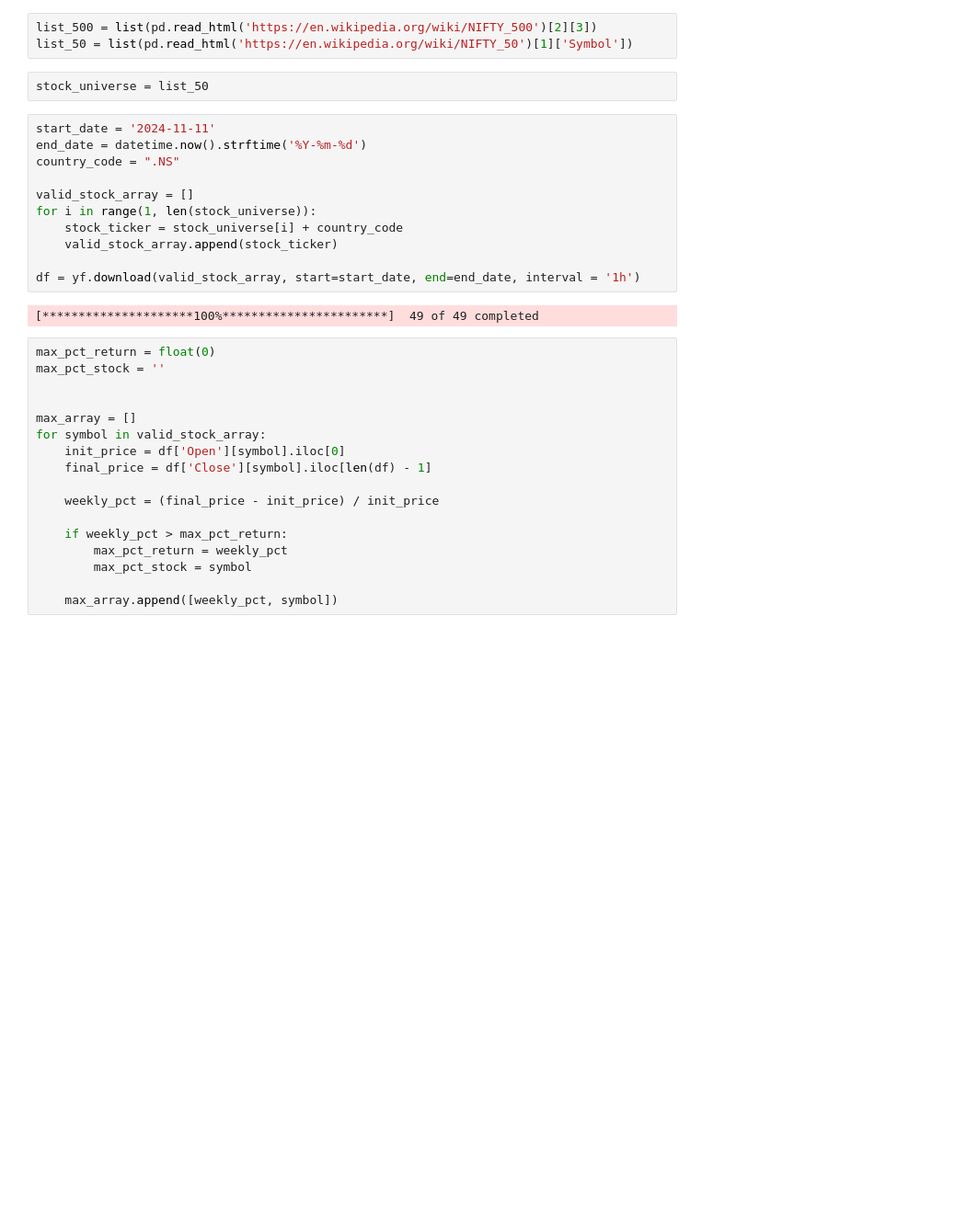
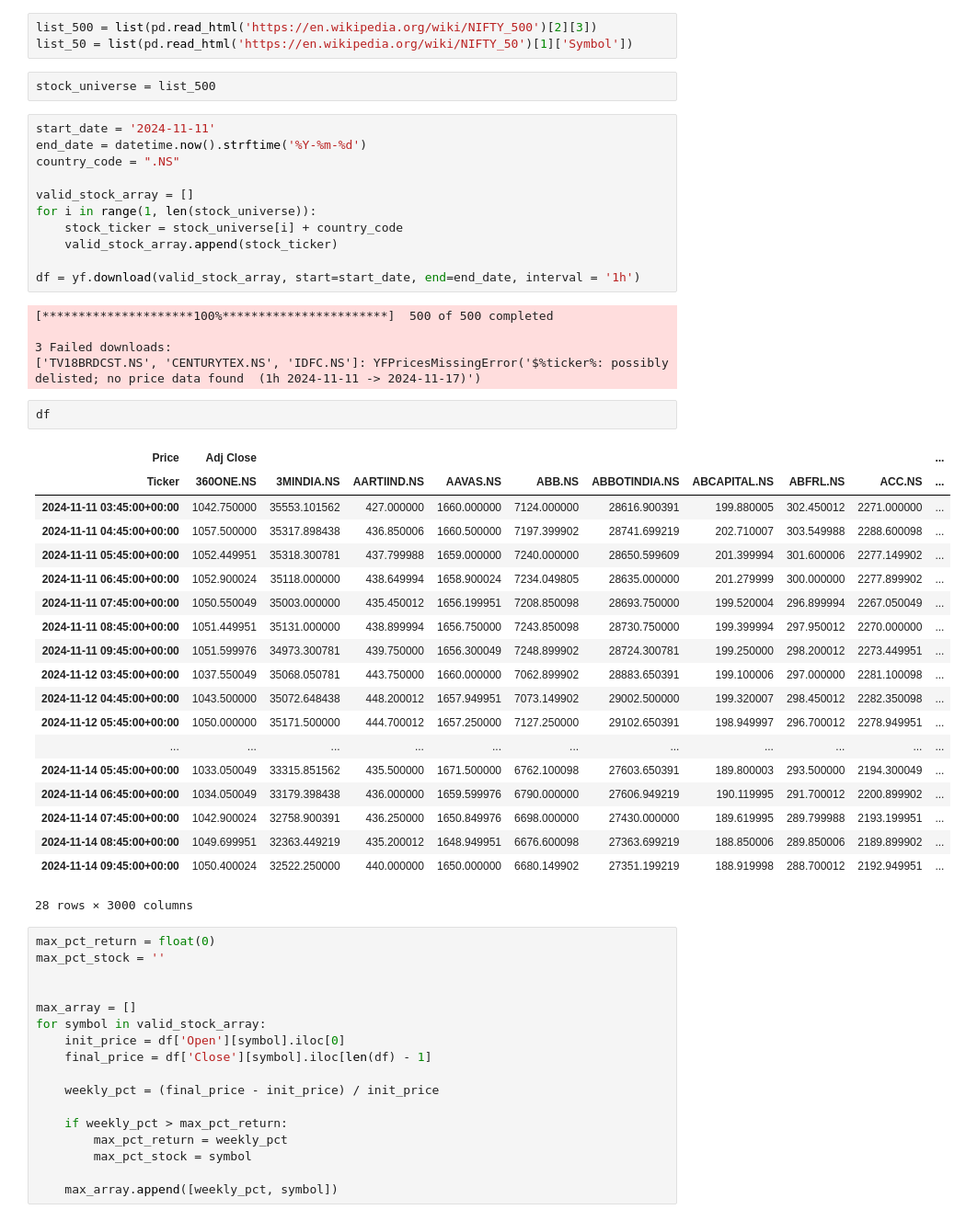
Before and after one commit to arinzingade/Quant-Projects, a Jupyter notebook: kca_strategies/max_stock.ipynb, the cells around one changed output. Shown: that part at 92% size. Saved outputs shown, nothing was run; the diff lists cells and outputs as text; blank space fills up the shorter version.

```diff
--- a/kca_strategies/max_stock.ipynb
+++ b/kca_strategies/max_stock.ipynb
@@ -13,7 +13,7 @@ warnings.filterwarnings("ignore")
 list_500 = list(pd.read_html('https://en.wikipedia.org/wiki/NIFTY_500')[2][3])
 list_50 = list(pd.read_html('https://en.wikipedia.org/wiki/NIFTY_50')[1]['Symbol'])
 # %%
-stock_universe = list_50
+stock_universe = list_500
 # %%
 start_date = '2024-11-11'
 end_date = datetime.now().strftime('%Y-%m-%d')
@@ -26,7 +26,32 @@ for i in range(1, len(stock_universe)):
 
 df = yf.download(valid_stock_array, start=start_date, end=end_date, interval = '1h')
 # %% [output]
-[*********************100%***********************]  49 of 49 completed
+[*********************100%***********************]  500 of 500 completed
+
+3 Failed downloads:
+['TV18BRDCST.NS', 'CENTURYTEX.NS', 'IDFC.NS']: YFPricesMissingError('$%ticker%: possibly delisted; no price data found  (1h 2024-11-11 -> 2024-11-17)')
+# %%
+df
+# %% [output]
+| Price | Adj Close |  |  |  |  |  |  |  |  | ... |
+| Ticker | 360ONE.NS | 3MINDIA.NS | AARTIIND.NS | AAVAS.NS | ABB.NS | ABBOTINDIA.NS | ABCAPITAL.NS | ABFRL.NS | ACC.NS | ... |
+| 2024-11-11 03:45:00+00:00 | 1042.750000 | 35553.101562 | 427.000000 | 1660.000000 | 7124.000000 | 28616.900391 | 199.880005 | 302.450012 | 2271.000000 | ... |
+| 2024-11-11 04:45:00+00:00 | 1057.500000 | 35317.898438 | 436.850006 | 1660.500000 | 7197.399902 | 28741.699219 | 202.710007 | 303.549988 | 2288.600098 | ... |
+| 2024-11-11 05:45:00+00:00 | 1052.449951 | 35318.300781 | 437.799988 | 1659.000000 | 7240.000000 | 28650.599609 | 201.399994 | 301.600006 | 2277.149902 | ... |
+| 2024-11-11 06:45:00+00:00 | 1052.900024 | 35118.000000 | 438.649994 | 1658.900024 | 7234.049805 | 28635.000000 | 201.279999 | 300.000000 | 2277.899902 | ... |
+| 2024-11-11 07:45:00+00:00 | 1050.550049 | 35003.000000 | 435.450012 | 1656.199951 | 7208.850098 | 28693.750000 | 199.520004 | 296.899994 | 2267.050049 | ... |
+| 2024-11-11 08:45:00+00:00 | 1051.449951 | 35131.000000 | 438.899994 | 1656.750000 | 7243.850098 | 28730.750000 | 199.399994 | 297.950012 | 2270.000000 | ... |
+| 2024-11-11 09:45:00+00:00 | 1051.599976 | 34973.300781 | 439.750000 | 1656.300049 | 7248.899902 | 28724.300781 | 199.250000 | 298.200012 | 2273.449951 | ... |
+| 2024-11-12 03:45:00+00:00 | 1037.550049 | 35068.050781 | 443.750000 | 1660.000000 | 7062.899902 | 28883.650391 | 199.100006 | 297.000000 | 2281.100098 | ... |
+| 2024-11-12 04:45:00+00:00 | 1043.500000 | 35072.648438 | 448.200012 | 1657.949951 | 7073.149902 | 29002.500000 | 199.320007 | 298.450012 | 2282.350098 | ... |
+| 2024-11-12 05:45:00+00:00 | 1050.000000 | 35171.500000 | 444.700012 | 1657.250000 | 7127.250000 | 29102.650391 | 198.949997 | 296.700012 | 2278.949951 | ... |
+| ... | ... | ... | ... | ... | ... | ... | ... | ... | ... | ... |
+| 2024-11-14 05:45:00+00:00 | 1033.050049 | 33315.851562 | 435.500000 | 1671.500000 | 6762.100098 | 27603.650391 | 189.800003 | 293.500000 | 2194.300049 | ... |
+| 2024-11-14 06:45:00+00:00 | 1034.050049 | 33179.398438 | 436.000000 | 1659.599976 | 6790.000000 | 27606.949219 | 190.119995 | 291.700012 | 2200.899902 | ... |
+| 2024-11-14 07:45:00+00:00 | 1042.900024 | 32758.900391 | 436.250000 | 1650.849976 | 6698.000000 | 27430.000000 | 189.619995 | 289.799988 | 2193.199951 | ... |
+| 2024-11-14 08:45:00+00:00 | 1049.699951 | 32363.449219 | 435.200012 | 1648.949951 | 6676.600098 | 27363.699219 | 188.850006 | 289.850006 | 2189.899902 | ... |
+| 2024-11-14 09:45:00+00:00 | 1050.400024 | 32522.250000 | 440.000000 | 1650.000000 | 6680.149902 | 27351.199219 | 188.919998 | 288.700012 | 2192.949951 | ... |
+28 rows × 3000 columns
 # %%
 max_pct_return = float(0)
 max_pct_stock = ''
```
Also changed, not shown: parts of 1 cell of this notebook, 8 other files.
